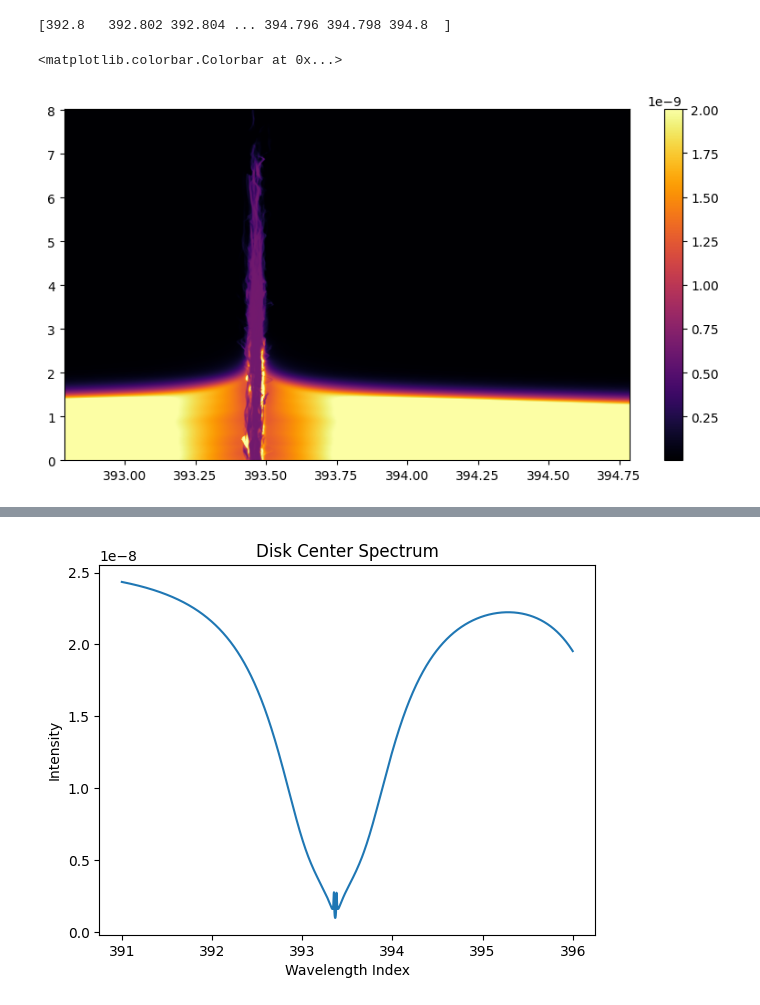
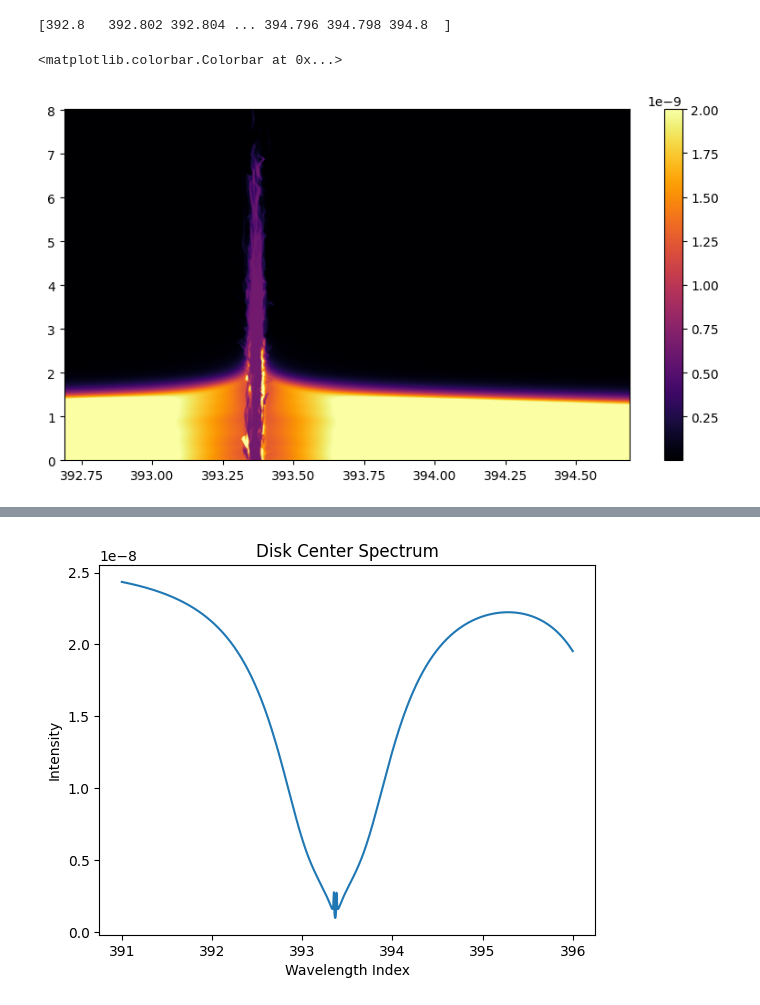
Before and after one commit to ivanzmilic/offlimb_3D_modeling, a Jupyter notebook: results_test.ipynb, the cells around one changed output, grey strips where cells are left out. Drawn from its saved outputs; the diff is of its cells as text; code cells hidden in the pictures.

```diff
--- a/results_test.ipynb
+++ b/results_test.ipynb
@@ -6,8 +6,8 @@ import lightweaver as lw
 # %%
 filename = '/dat/milic/SUSI_modeling/atm_extended_ssd_angle_80synth_full_0.fits'
 # %%
-spectrum_ssd = fits.open(filename)[0].data
-print(spectrum_ssd.shape)
+spectrum = fits.open(filename)[0].data
+print(spectrum.shape)
 # %% [output]
 (1024, 401, 1001)
 # %%
@@ -15,11 +15,13 @@ ll = fits.open(filename)[1].data
 print(ll)
 # %% [output]
 [392.8   392.802 392.804 ... 394.796 394.798 394.8  ]
+# %%
+ll_air = lw.vac_to_air(ll)
 # %%
 plt.figure(figsize=(10,5))
-plt.imshow(spectrum_ssd[0,:,:],cmap='inferno',origin='lower', extent=[ll_air_ssd[0], ll_air_ssd[-1], 0, spectrum_ssd.shape[1]*0.02], aspect='auto', \
+plt.imshow(spectrum[0,:,:],cmap='inferno',origin='lower', extent=[ll_air[0], ll_air[-1], 0, spectrum.shape[1]*0.02], aspect='auto', \
            norm='linear', vmin=1E-12, vmax=2e-9)
 plt.colorbar()
 # %% [output]
 <matplotlib.colorbar.Colorbar at 0x...>
-[figure, old version]
+[figure, new version]
```
Also changed, not shown: parts of 11 cells of this notebook, 2 other files.
